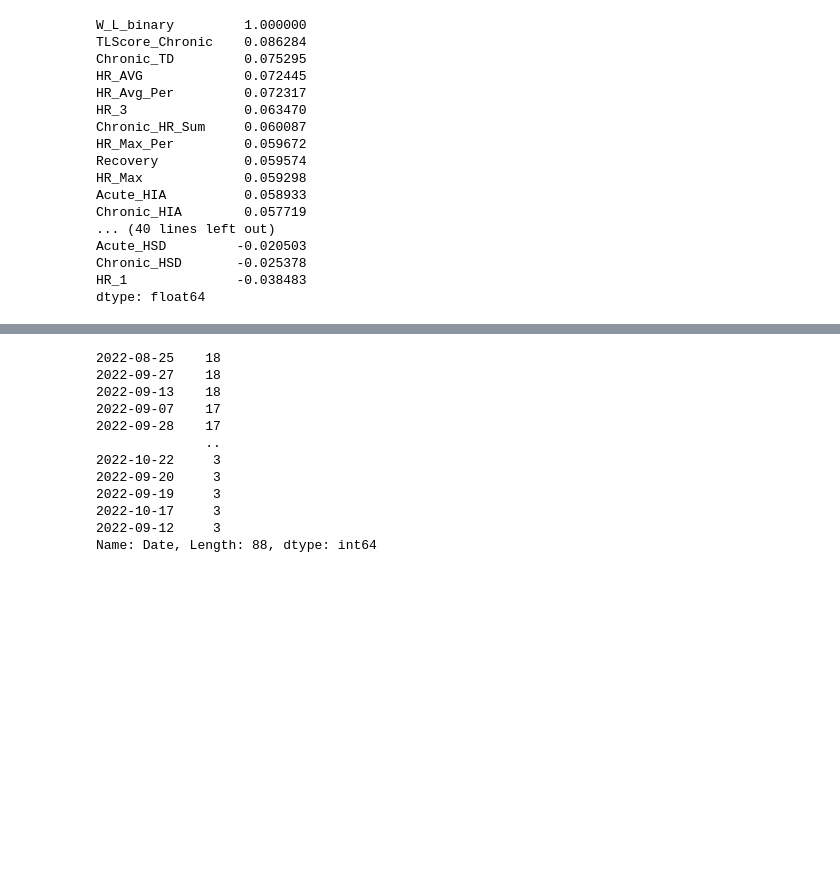
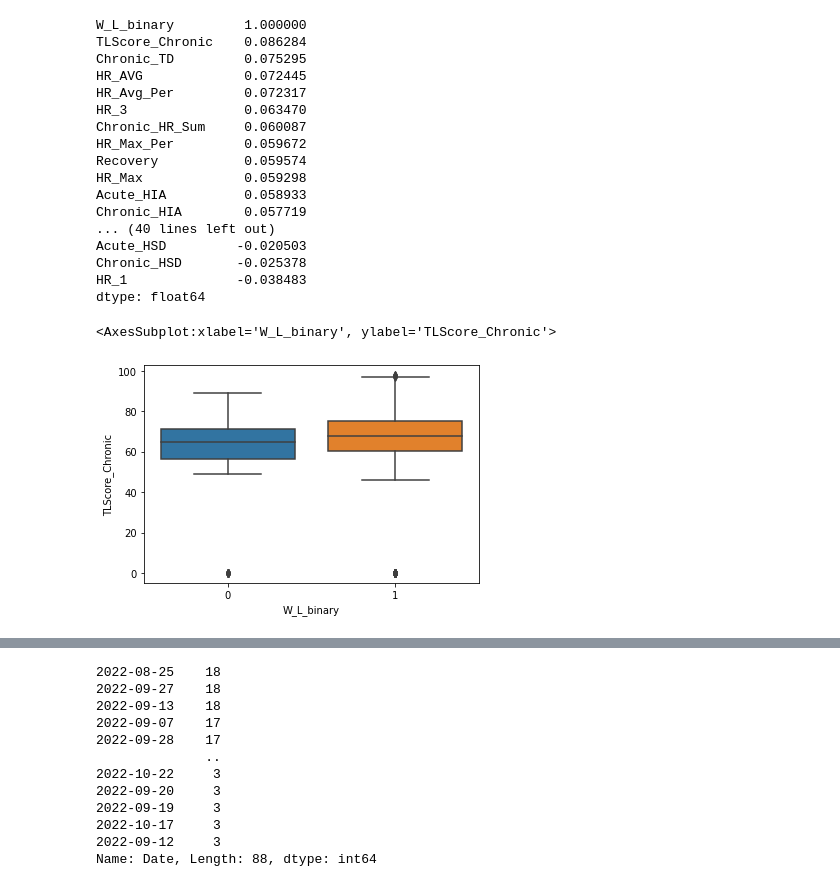
Before and after one commit to kdnu24/STAT303-2--project, a Jupyter notebook: Final_Project.ipynb, the cells around one changed output, grey strips where cells are left out. Cells and saved outputs as stored; diff of their text form; code cells hidden in the pictures; blank space fills up the shorter version.

```diff
--- a/Final_Project.ipynb
+++ b/Final_Project.ipynb
@@ -431,3 +431,8 @@ Acute_HSD         -0.020503
 Chronic_HSD       -0.025378
 HR_1              -0.038483
 dtype: float64
+# %%
+sns.boxplot(y = "TLScore_Chronic", x = "W_L_binary", data = train)
+# %% [output]
+<AxesSubplot:xlabel='W_L_binary', ylabel='TLScore_Chronic'>
+[figure, added]
```
Also changed, not shown: parts of 14 cells of this notebook.
